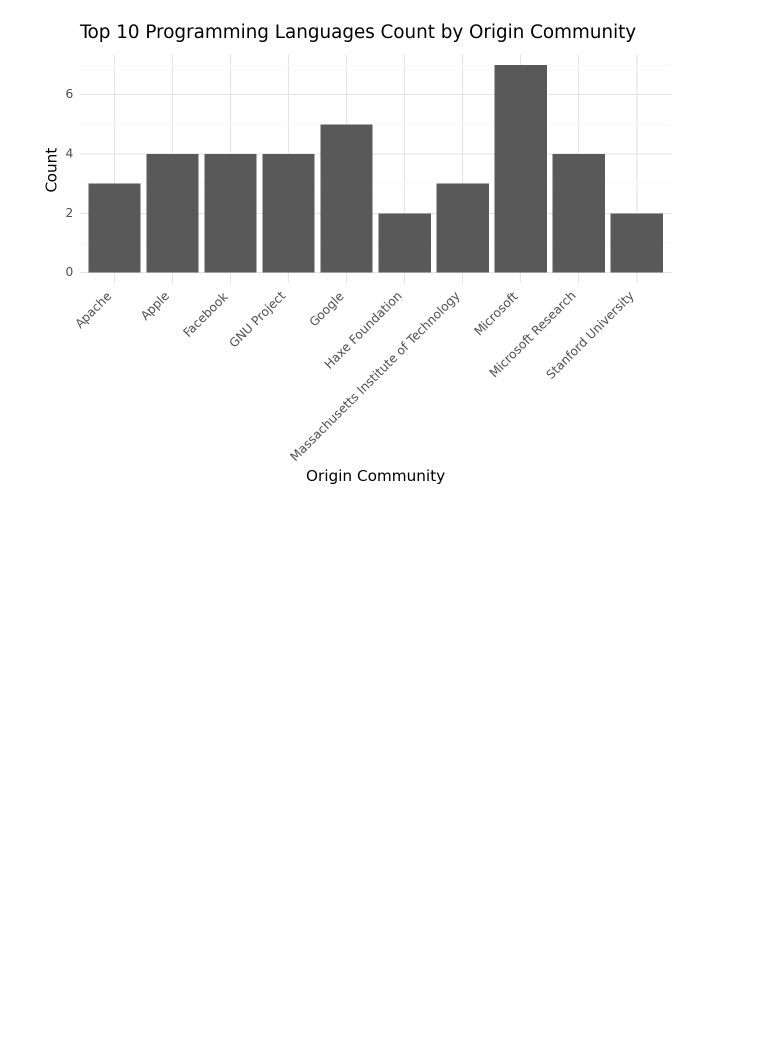
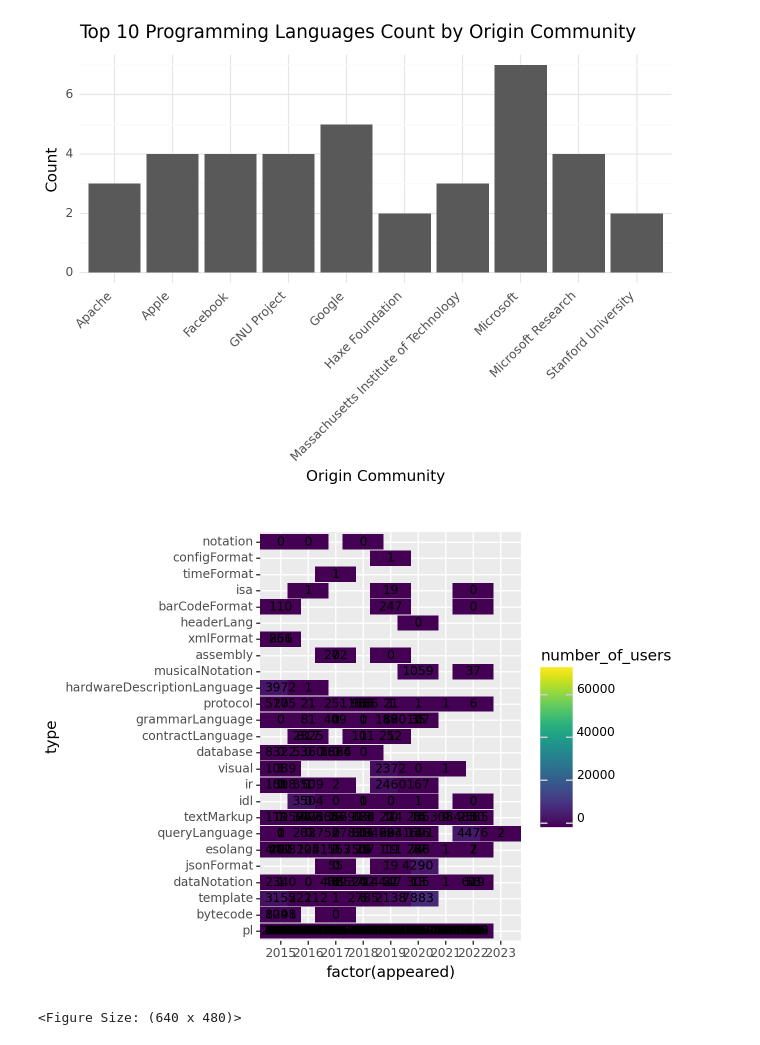
Before and after one commit to madhumsc/TidyTuesday, a Jupyter notebook: 7.ipynb, the cells around one changed output. Cells and saved outputs as stored; diff of their text form; code cells hidden in the pictures; blank space fills up the shorter version.

```diff
--- a/7.ipynb
+++ b/7.ipynb
@@ -284,3 +284,34 @@ plot = (
 print(plot)
 # %% [output]
 [figure]
+# %%
+# We use 'factor(year)' -- a discrete -- instead of 'year' so that all the years
+# are displayed along the x-axis.
+# The .95s create spacing between the tiles.
+
+url="https://raw.githubusercontent.com/rfordatascience/tidytuesday/master/data/2023/2023-03-21/languages.csv"
+df = pd.read_csv(url)
+df
+
+
+heatmap_df = df[["appeared", "type",'number_of_users']]
+# Drop rows with NaN values in the 'origin_community' column
+heatmap_df = heatmap_df.dropna(subset=['appeared'])
+heatmap_df = heatmap_df[(heatmap_df['appeared'] >= 2015) & (heatmap_df['appeared'] <= 2023)]
+
+# Drop rows with NaN values in the 'origin_community' column
+heatmap_df = heatmap_df.dropna(subset=['type'])
+months = heatmap_df['type'].unique()  # Months ordered January, ..., December
+heatmap_df['type'] = pd.Categorical(heatmap_df['type'], categories=months)
+
+# Drop rows with NaN values in the 'origin_community' column
+heatmap_df = heatmap_df.dropna(subset=['number_of_users'])
+
+
+(ggplot(heatmap_df, aes('factor(appeared)', 'type', fill='number_of_users'))
+ + geom_tile(aes(width=1, height=.5))
+ + geom_text(aes(label='number_of_users'), size=9)
+)
+# %% [output]
+[figure, added]
+<Figure Size: (640 x 480)>
```
Also changed, not shown: parts of 2 cells of this notebook.
